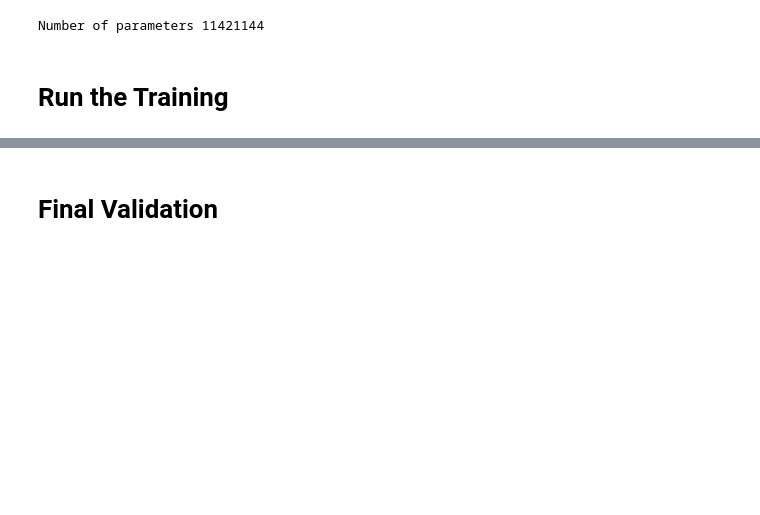
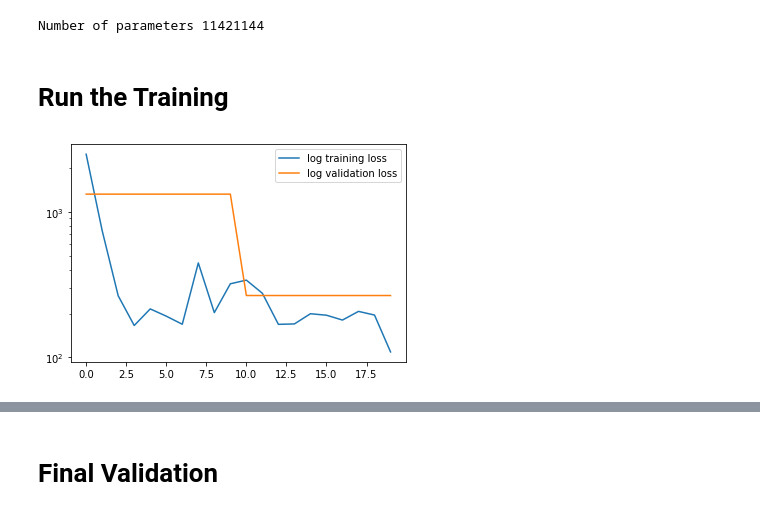
Before and after one commit to Oiangu9/Conical_Refraction_Polarimeter, a Jupyter notebook: LAB/DEEP_LEARNING/Encoder_Alone/NOTEBOOK_Encoder_Alone.ipynb, the cells around one changed output, grey strips where cells are left out. Saved outputs shown, nothing was run; the diff lists cells and outputs as text; code cells hidden in the pictures; blank space fills up the shorter version.

```diff
--- a/LAB/DEEP_LEARNING/Encoder_Alone/NOTEBOOK_Encoder_Alone.ipynb
+++ b/LAB/DEEP_LEARNING/Encoder_Alone/NOTEBOOK_Encoder_Alone.ipynb
@@ -510,15 +505,9 @@ class CR_Dataset(Dataset):
             self.open_hdf5()
             self.phis = torch.from_numpy(self.h5f_D_matrices['phis'][:]).unsqueeze(0).to(self.device) #[1,Nx,Ny]
 
-        try:
-            D_mats = torch.from_numpy(self.h5f_D_matrices[
+        D_mats = torch.from_numpy(self.h5f_D_matrices[
                 f"R0_{self.R0s[R0_w0_Z_idxs[0]]}_w0_{self.w0s[R0_w0_Z_idxs[1]]}_Z_{self.Zs[R0_w0_Z_idxs[2]]}"][:]
                                  ).unsqueeze(1).to(self.device) #[2, 1, Nx, Ny]
-        except:
-            D_mats = torch.from_numpy(self.h5f_D_matrices[
-                f"R0_100.28985507246377_w0_10.318840579710145_Z_0.0"][:]
-                                 ).unsqueeze(1).to(self.device) #[2, 1, Nx,Ny]
-
 
         phiCRs = torch.FloatTensor(self.batch_size, 1, 1).uniform_(0, 2*np.pi).to(self.device) #[batch_size, 1, 1]
         images = D_mats[0]+D_mats[1]*torch.cos(phiCRs-self.phis) #[batch_size, Nx,Ny]
@@ -558,12 +547,15 @@ cuda:0
 
 Note that since in each epoch the dataset shown to the model will be random, we can use the same dataset as a validation set.
 # %%
-ID_file_path= "/home/melanie/Desktop/Conical_Refraction_Polarimeter/OUTPUT/STRUCTURE_Grid_R0_70_w0_70_Z_4.json"
-D_matrix_file_path= "/home/melanie/Desktop/Conical_Refraction_Polarimeter/OUTPUT/Dataset_R0_70_w0_70_Z_4.h5"
+ID_file_path= "/home/oiangu/Hippocampus/Conical_Refraction_Polarimeter/OUTPUT/LIBRARIES_OF_THEORETICAL_D/Basler_like_R0_300x_w0_300x_Z_50x_64bit/STRUCTURE_Grid_R0_70_w0_70_Z_4.json"
+D_matrix_file_path= "/home/oiangu/Hippocampus/Conical_Refraction_Polarimeter/OUTPUT/LIBRARIES_OF_THEORETICAL_D/Basler_like_R0_300x_w0_300x_Z_50x_64bit/SIMULATIONS/Encoder_Alone/Dataset_R0_70_w0_70_Z_4.h5"
 
 total_epochs = 20
 number_of_batches_per_epoch = 10
-batch_size = 5
+batch_size = 8
+validate_every_epochs=10
+extra_power_to_angles=1000
+
 X=302
 generate_images_w_depth=8
 random_seed=666
@@ -599,7 +591,7 @@ dataset = CR_Dataset(D_matrix_file_path=D_matrix_file_path,
             ID_file_path =ID_file_path,
             device = device,
             X=X, generate_images_w_depth=generate_images_w_depth, random_seed=random_seed,
-            batch_size=batch_size, num_batches_per_epoch=num_batches_per_epoch,
+            batch_size=batch_size, num_batches_per_epoch=number_of_batches_per_epoch,
             apply_noise=apply_noise, all_stregths_random_per_epoch=all_stregths_random_per_epoch,
             max_poisson_strength=max_poisson_strength, max_blob_strength=max_blob_strength,
             max_angular_modulation_strength=max_angular_modulation_strength,
@@ -610,7 +602,7 @@ dataset = CR_Dataset(D_matrix_file_path=D_matrix_file_path,
 # %% [markdown]
 # Fix the Hyperparameters and Initialize the Model and the Optimizer
 # %%
-feats_1=feats_1
+feats_1=15
 feats_2=20
 feats_3=20
 feats_4=20
@@ -649,5 +658,7 @@ Number of parameters 11421144
 # %%
+%%time
+losses = full_training_loop(model, criterion, optimizer, sampler, dataset,
+                    epochs=total_epochs, print_loss_every_batches=1, validate_every_epochs=validate_every_epochs)
 # Execute the training and validation
-losses = full_training_loop(model, criterion, optimizer, sampler, dataset,
-                    epochs=total_epochs, print_loss_every_batches=1)
 # %% [output]
+[figure, added]
```
Also changed, not shown: parts of 34 cells of this notebook, 4 other files.
